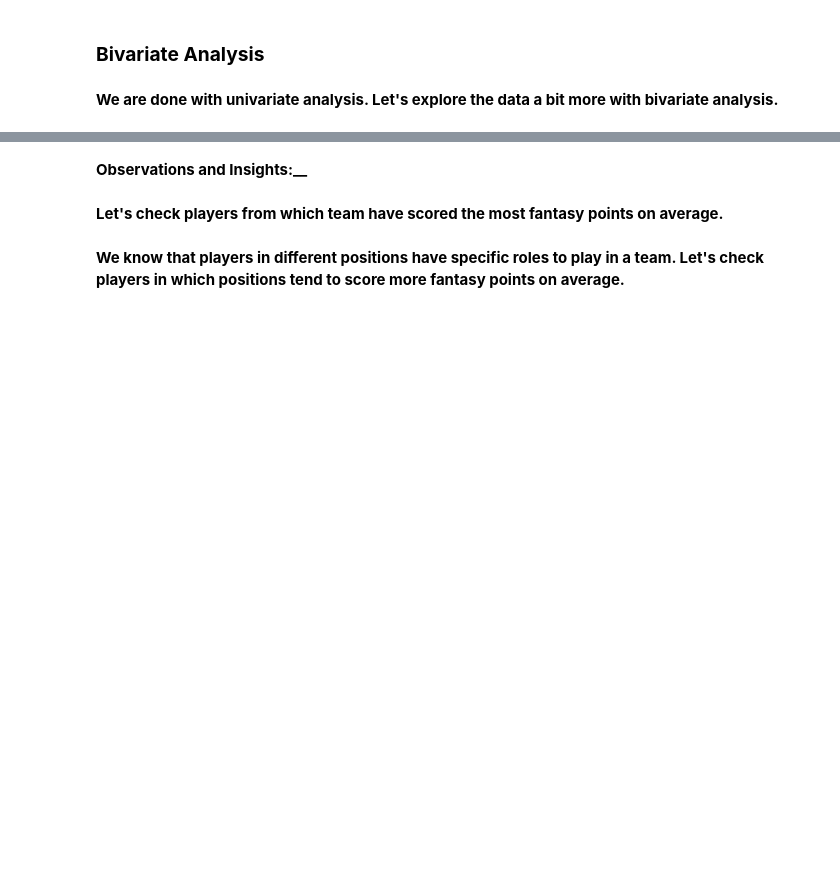
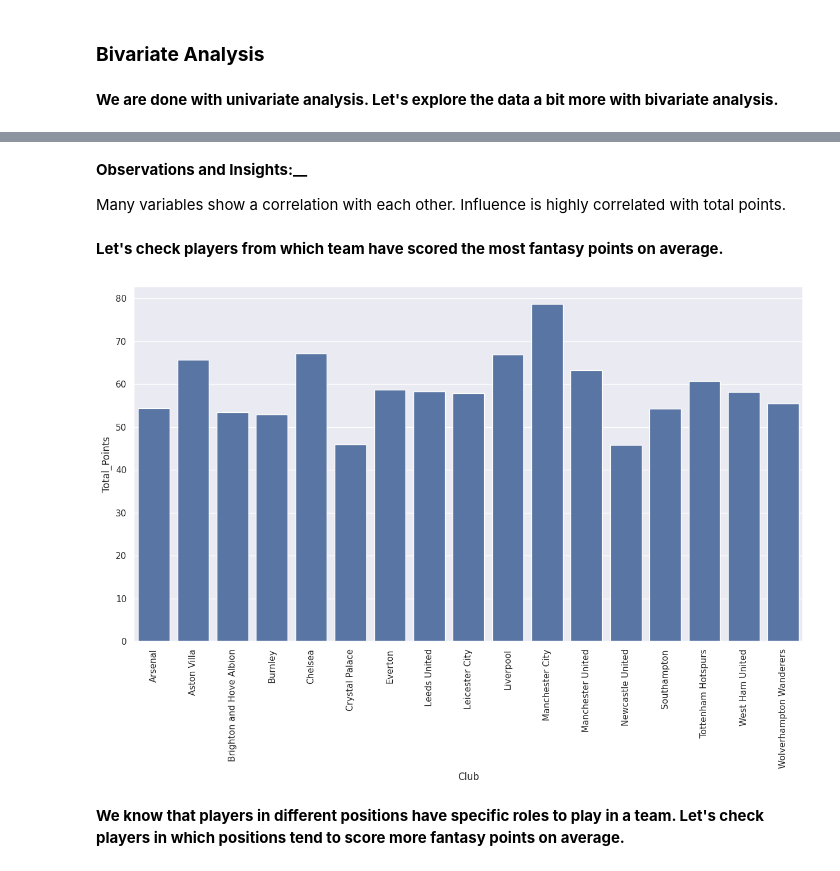
Before and after one commit to vivimtz888/dataanalysis-visualization, a Jupyter notebook: Learner_Notebook_Unsupervised_Learning_Practice_Project.ipynb, the cells around one changed output, grey strips where cells are left out. Saved outputs shown, nothing was run; the diff lists cells and outputs as text; code cells hidden in the pictures; blank space fills up the shorter version.

```diff
--- a/Learner_Notebook_Unsupervised_Learning_Practice_Project.ipynb
+++ b/Learner_Notebook_Unsupervised_Learning_Practice_Project.ipynb
@@ -404,14 +410,19 @@ plt.show()
-# %% [markdown]
-**Observations and Insights:__**
+# %% [markdown]
+**Observations and Insights:__**
+
+Many variables show a correlation with each other.
+Influence is highly correlated with total points.
 # %% [markdown]
 **Let's check players from which team have scored the most fantasy points on average.**
 # %%
 plt.figure(figsize = (15, 8))
 
-sns.barplot(data = df, x = ___ , y = ___ , errorbar=('ci', False))  # Complete the code to choose the right variables
+sns.barplot(data = df, x = 'Club' , y = "Total_Points" , errorbar=('ci', False))  # Complete the code to choose the right variables
 
 plt.xticks(rotation = 90)
 
 plt.show()
+# %% [output]
+[figure, added]
 # %% [markdown]
 **We know that players in different positions have specific roles to play in a team. Let's check players in which positions tend to score more fantasy points on average.**
```
Also changed, not shown: parts of 25 cells of this notebook.
